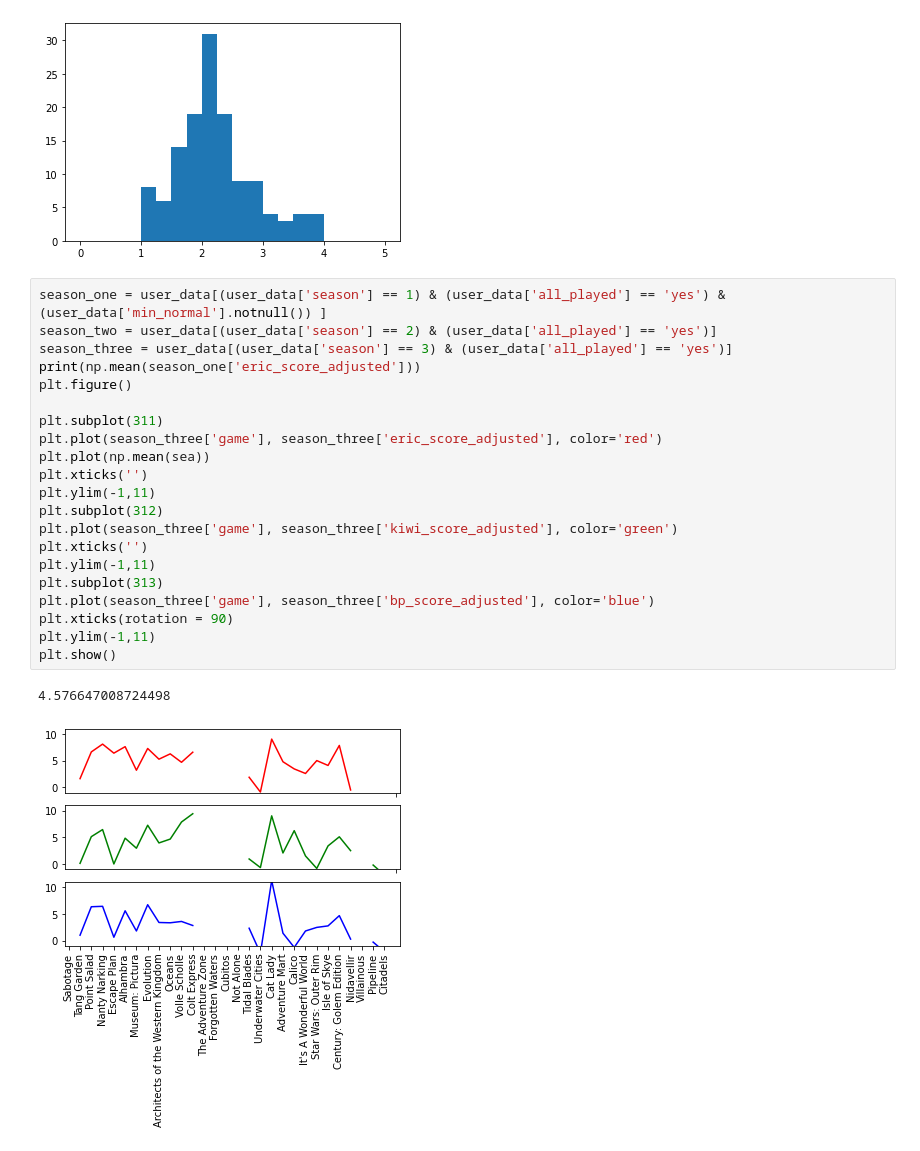
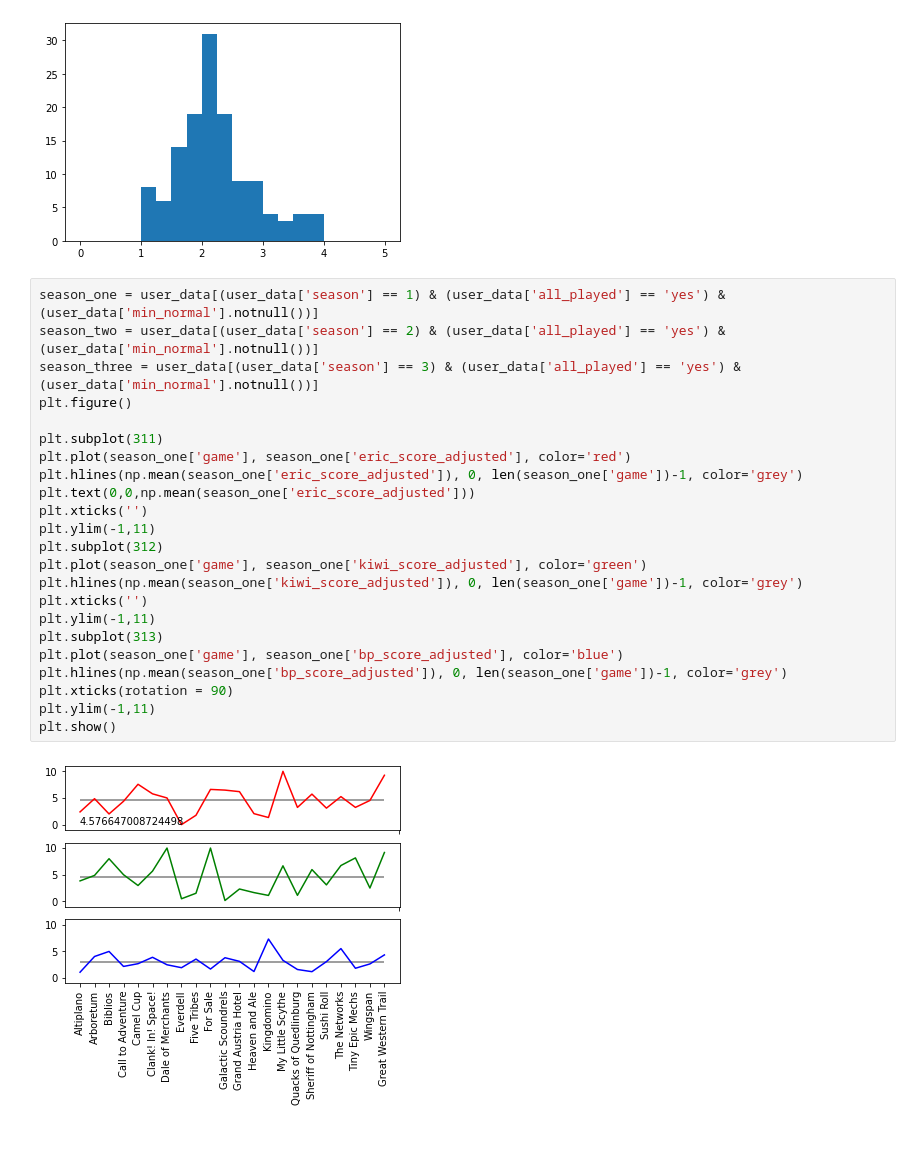
Before and after one commit to PNJaenichen/PNJaenichen.github.io, a Jupyter notebook: projects/firstTurnData/FTDataAnalysis.ipynb, the cells around one changed output. Saved outputs shown, nothing was run; the diff lists cells and outputs as text.

Commit message:
continued working line chart and updated firstturn database

```diff
--- a/projects/firstTurnData/FTDataAnalysis.ipynb
+++ b/projects/firstTurnData/FTDataAnalysis.ipynb
@@ -67,26 +67,27 @@ plt.show()
 # %% [output]
 [figure]
 # %%
-season_one = user_data[(user_data['season'] == 1) & (user_data['all_played'] == 'yes') & (user_data['min_normal'].notnull()) ]
-season_two = user_data[(user_data['season'] == 2) & (user_data['all_played'] == 'yes')]
-season_three = user_data[(user_data['season'] == 3) & (user_data['all_played'] == 'yes')]
-print(np.mean(season_one['eric_score_adjusted']))
+season_one = user_data[(user_data['season'] == 1) & (user_data['all_played'] == 'yes') & (user_data['min_normal'].notnull())]
+season_two = user_data[(user_data['season'] == 2) & (user_data['all_played'] == 'yes') & (user_data['min_normal'].notnull())]
+season_three = user_data[(user_data['season'] == 3) & (user_data['all_played'] == 'yes') & (user_data['min_normal'].notnull())]
 plt.figure()
 
 plt.subplot(311)
-plt.plot(season_three['game'], season_three['eric_score_adjusted'], color='red')
-plt.plot(np.mean(sea))
+plt.plot(season_one['game'], season_one['eric_score_adjusted'], color='red')
+plt.hlines(np.mean(season_one['eric_score_adjusted']), 0, len(season_one['game'])-1, color='grey')
+plt.text(0,0,np.mean(season_one['eric_score_adjusted']))
 plt.xticks('')
 plt.ylim(-1,11)
 plt.subplot(312)
-plt.plot(season_three['game'], season_three['kiwi_score_adjusted'], color='green')
+plt.plot(season_one['game'], season_one['kiwi_score_adjusted'], color='green')
+plt.hlines(np.mean(season_one['kiwi_score_adjusted']), 0, len(season_one['game'])-1, color='grey')
 plt.xticks('')
 plt.ylim(-1,11)
 plt.subplot(313)
-plt.plot(season_three['game'], season_three['bp_score_adjusted'], color='blue')
+plt.plot(season_one['game'], season_one['bp_score_adjusted'], color='blue')
+plt.hlines(np.mean(season_one['bp_score_adjusted']), 0, len(season_one['game'])-1, color='grey')
 plt.xticks(rotation = 90)
 plt.ylim(-1,11)
 plt.show()
 # %% [output]
-4.576647008724498
-[figure, old version]
+[figure, new version]
```
Also changed, not shown: 1 other file.
